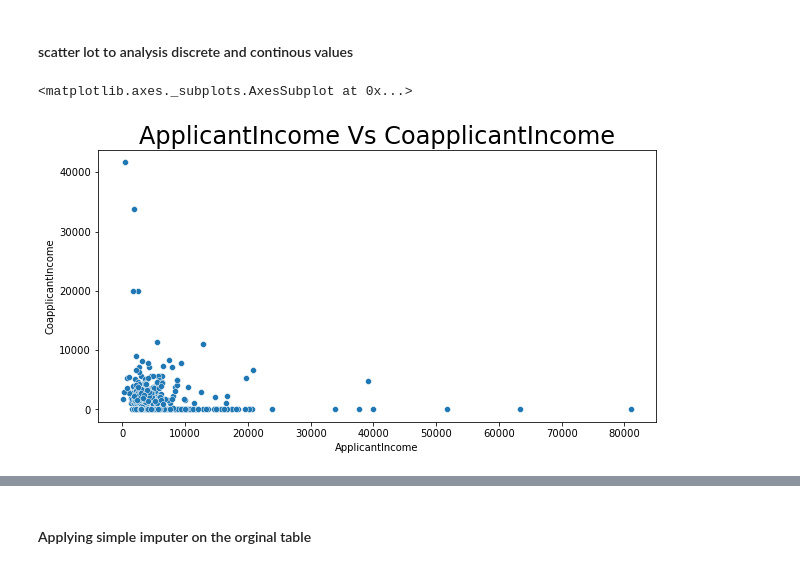
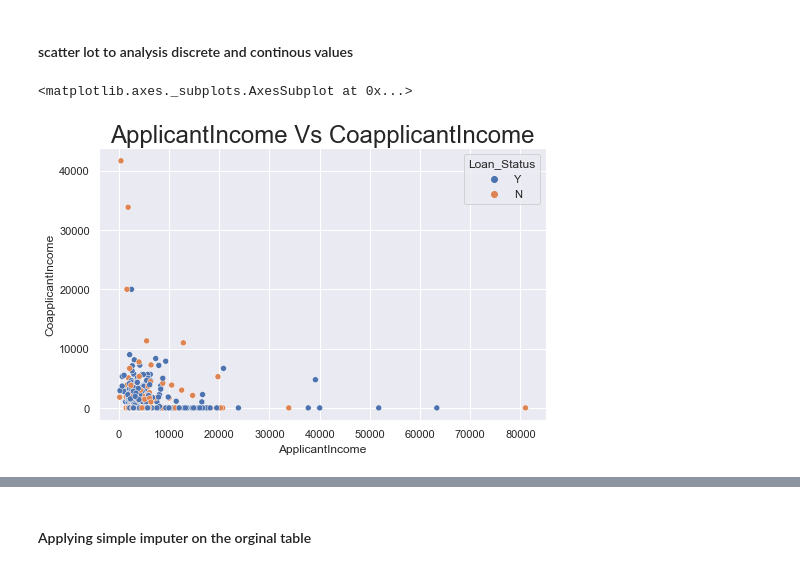
Before and after one commit to ponmanimanoharan/LoanPrediction, a Jupyter notebook: Loan Prediction.ipynb, the cells around one changed output, grey strips where cells are left out. Saved outputs shown, nothing was run; the diff lists cells and outputs as text; code cells hidden in the pictures.

```diff
--- a/Loan Prediction.ipynb
+++ b/Loan Prediction.ipynb
@@ -1,13 +4,16 @@
 # %% [markdown]
 # Importing dataset and libraries
 # %%
+#IMPORTING LIBRARIES
 import pandas as pd
 import numpy as np
 import seaborn as sns
 import matplotlib.pyplot as plt
 
-
+#IMPORTING WARNING
 import warnings
 warnings.filterwarnings("ignore")
-sbn.set(style="darkgrid");
+
+#SETTING BACKGROUND COLOR
+sns.set(style="darkgrid");
 # %%
@@ -273,10 +336,10 @@ Text(0.5, 1.0, 'Loan_status count')
 #### scatter lot to analysis discrete and continous values
 # %%
 #plot to find relationship
-fig_size = (10,5)
+fig_size = (8,5)
 fig, ax = plt.subplots(figsize = fig_size)
 plt.title("ApplicantIncome Vs CoapplicantIncome", fontsize=24)
-sns.scatterplot(x="ApplicantIncome", y="CoapplicantIncome", data=loan)
+sns.scatterplot(x="ApplicantIncome", y="CoapplicantIncome",hue = "Loan_Status", data=loan)
 # %% [output]
 <matplotlib.axes._subplots.AxesSubplot at 0x...>
-[figure, old version]
+[figure, new version]
```
Also changed, not shown: parts of 104 cells of this notebook.
